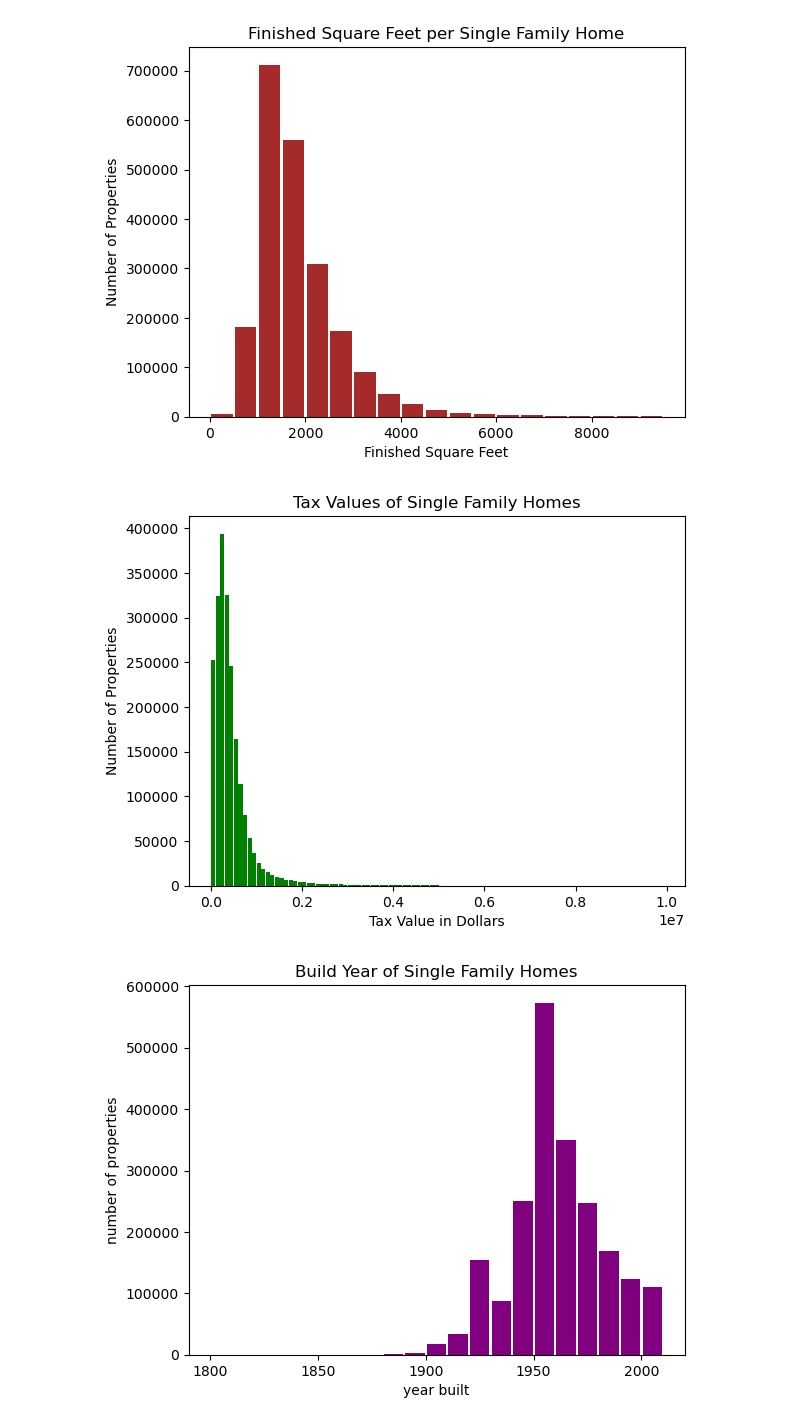
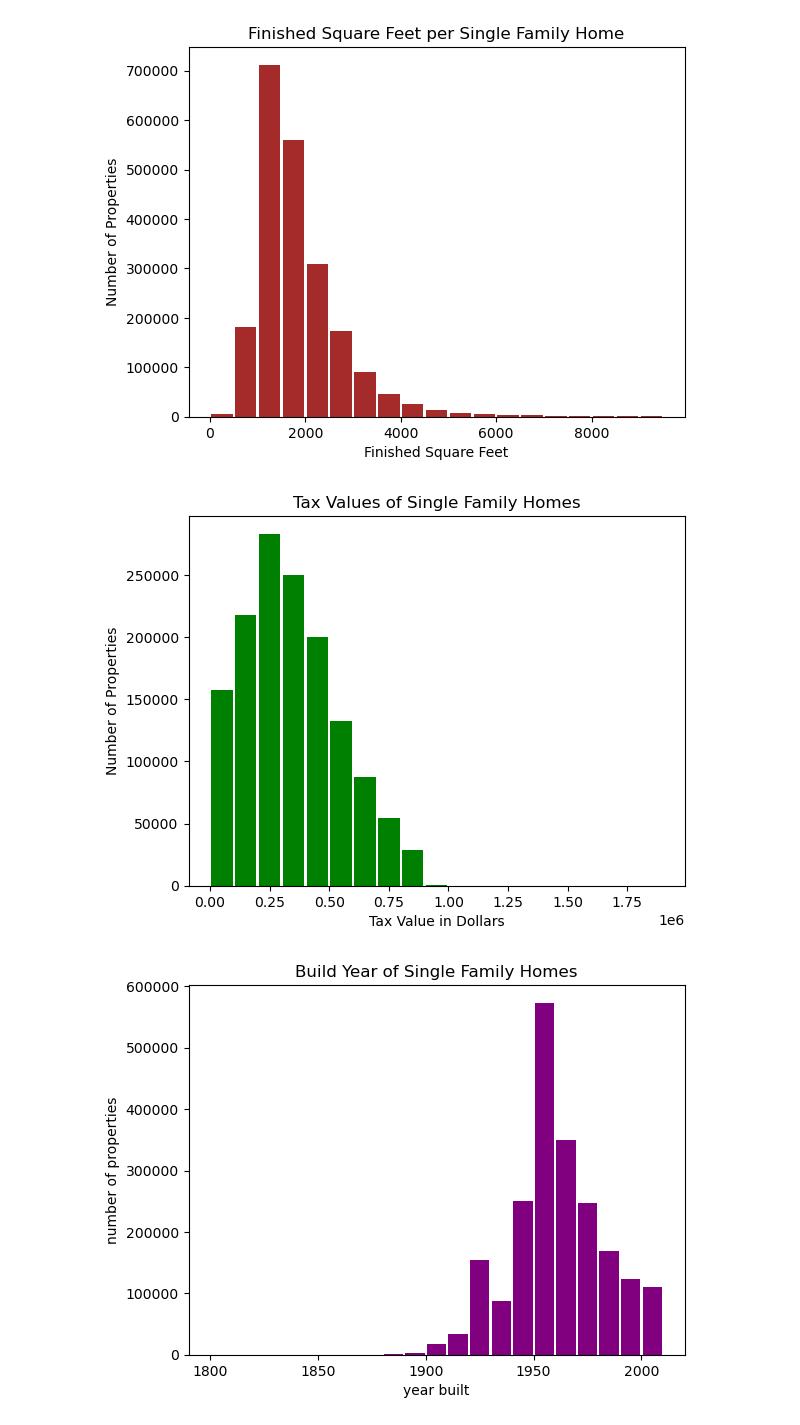
Before and after one commit to corey-baughman/009_regression_exercises, a Jupyter notebook: 0327_wrangle.ipynb, the cells around one changed output. Cells and saved outputs as stored; diff of their text form; code cells hidden in the pictures.

```diff
--- a/wrangle.ipynb
+++ b/0327_wrangle.ipynb
@@ -285,13 +285,13 @@ plt.show()
 # centered around 1500
 # %%
 plt.hist(x='tax_value', data=z17,
-         rwidth=.9, bins=range(0,10_000_000,100_000), color='green')
+         rwidth=.9, bins=range(0,2_000_000,100_000), color='green')
 plt.xlabel('Tax Value in Dollars')
 plt.ylabel('Number of Properties')
 plt.title('Tax Values of Single Family Homes')
 plt.show()
 # %% [output]
-[figure, old version]
+[figure, new version]
 # %%
 plt.hist(x='year_built', data=z17, rwidth=.9, bins=range(1800,2020,10), color='purple')
 plt.xlabel('year built')
```
Also changed, not shown: 11 other files.
